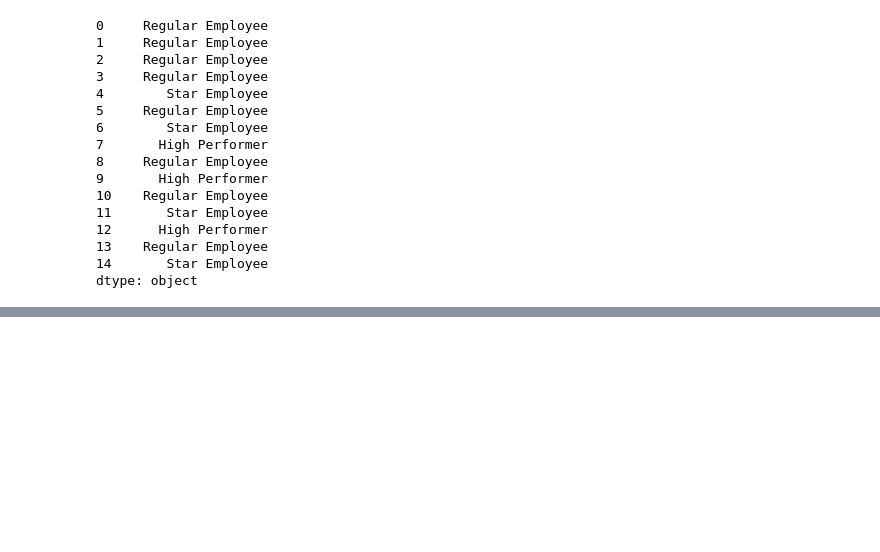
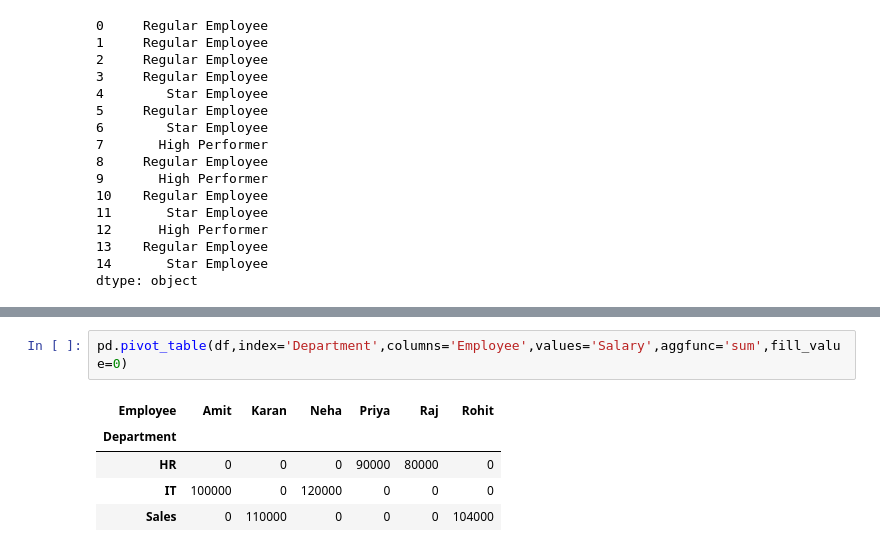
Before and after one commit to Mee-SUJAL/Employee-data-analysis, a Jupyter notebook: Employee_insights_citywise.ipynb, the cells around one changed output, grey strips where cells are left out. Drawn from its saved outputs; the diff is of its cells as text; blank space fills up the shorter version.

```diff
--- a/Employee_insights_citywise.ipynb
+++ b/Employee_insights_citywise.ipynb
@@ -1424,0 +1589,8 @@ dtype: object
+# %%
+pd.pivot_table(df,index='Department',columns='Employee',values='Salary',aggfunc='sum',fill_value=0)
+# %% [output]
+| Employee | Amit | Karan | Neha | Priya | Raj | Rohit |
+| Department |  |  |  |  |  |  |
+| HR | 0 | 0 | 0 | 90000 | 80000 | 0 |
+| IT | 100000 | 0 | 120000 | 0 | 0 | 0 |
+| Sales | 0 | 110000 | 0 | 0 | 0 | 104000 |
```
Also changed, not shown: parts of 24 cells of this notebook.
